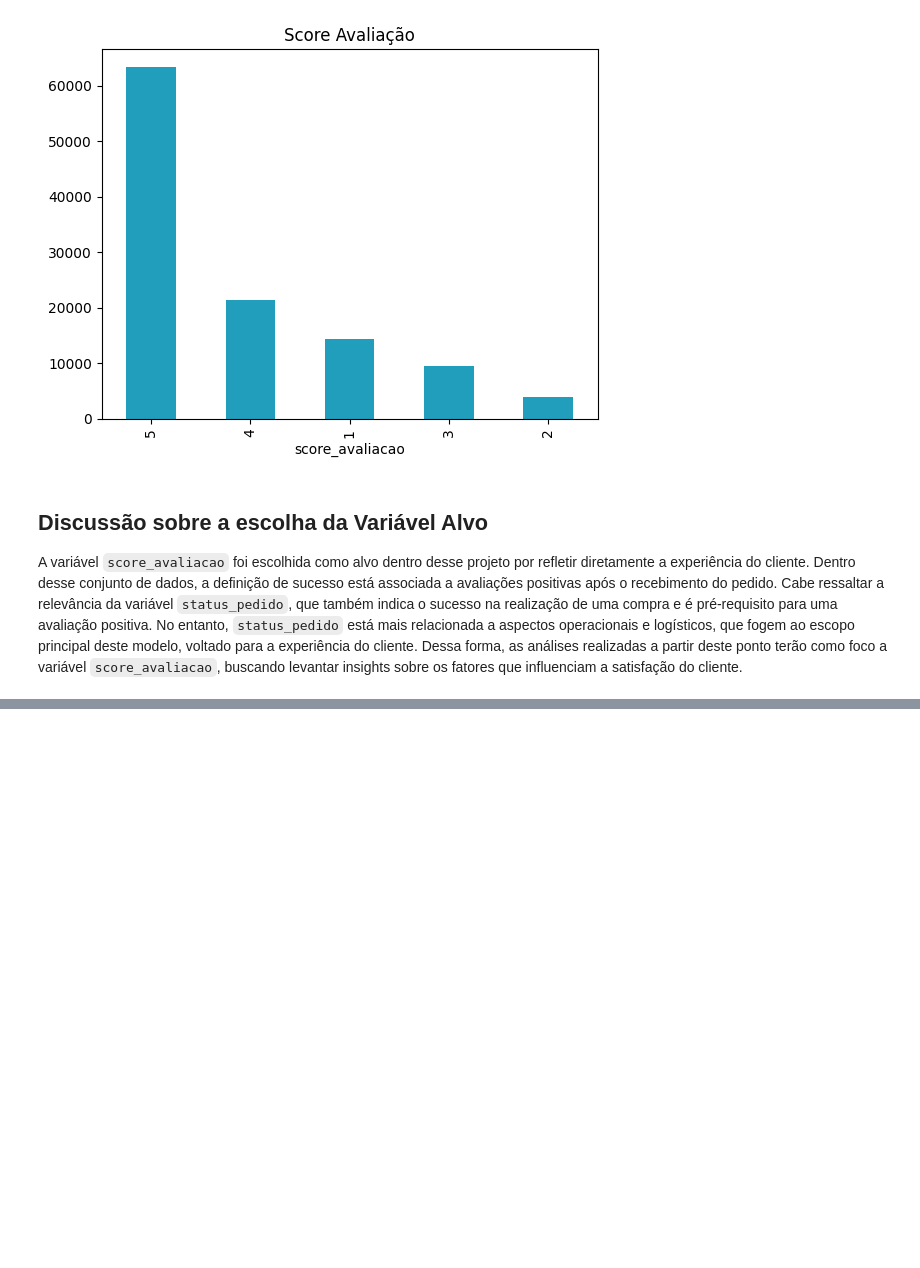
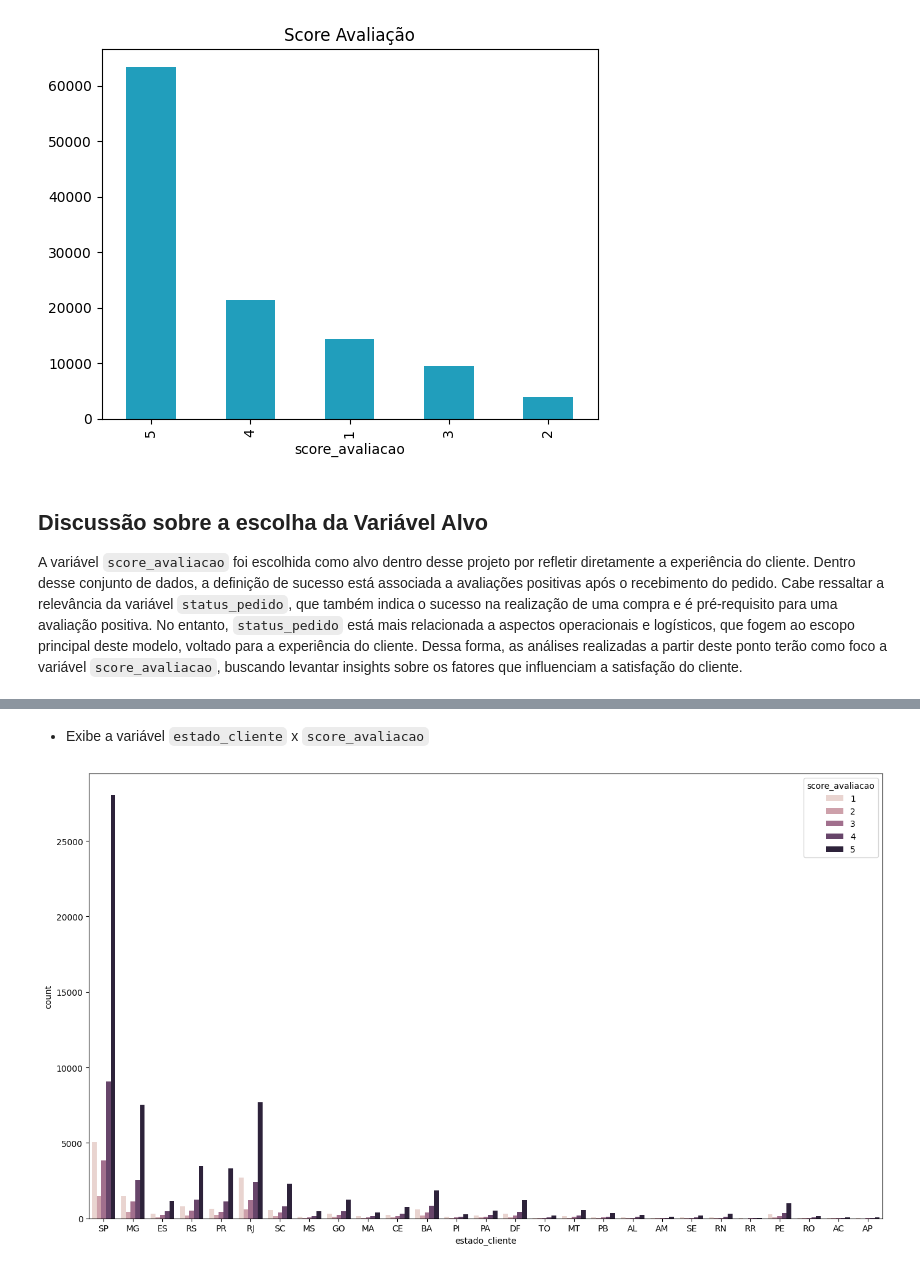
Before and after one commit to ana-ruth-bezerra/data_analysis, a Jupyter notebook: notebooks/01_exploratory_analysis.ipynb, the cells around one changed output, grey strips where cells are left out. Cells and saved outputs as stored; diff of their text form; code cells hidden in the pictures; blank space fills up the shorter version.

```diff
--- a/notebooks/01_exploratory_analysis.ipynb
+++ b/notebooks/01_exploratory_analysis.ipynb
@@ -488,0 +504,6 @@ A variável `score_avaliacao` foi escolhida como alvo dentro desse projeto por r
+# %% [markdown]
+- Exibe a variável `estado_cliente` x `score_avaliacao`
+# %%
+sns.countplot(data = df, x = "estado_cliente", hue = "score_avaliacao");
+# %% [output]
+[figure, added]
```
Also changed, not shown: parts of 12 cells of this notebook.
